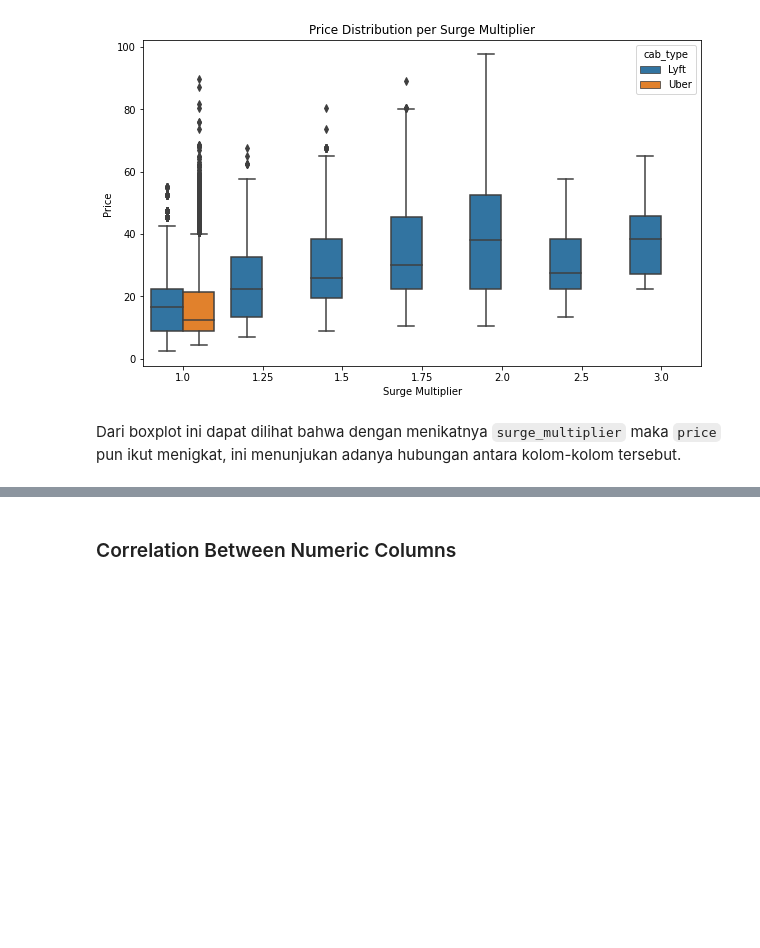
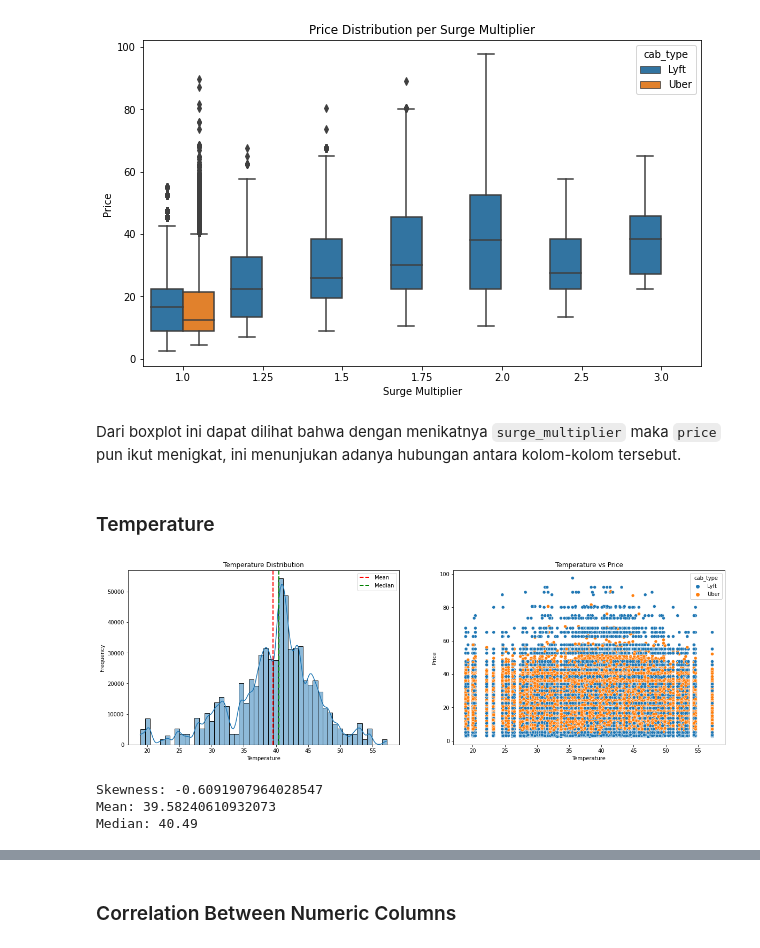
Before and after one commit to Penzragon/h8dsft_P1W1Reg, a Jupyter notebook: script.ipynb, the cells around one changed output, grey strips where cells are left out. Drawn from its saved outputs; the diff is of its cells as text; code cells hidden in the pictures; blank space fills up the shorter version.

```diff
--- a/script.ipynb
+++ b/script.ipynb
@@ -399,3 +399,29 @@ plt.show()
 [figure]
 # %% [markdown]
 Dari boxplot ini dapat dilihat bahwa dengan menikatnya `surge_multiplier` maka `price` pun ikut menigkat, ini menunjukan adanya hubungan antara kolom-kolom tersebut.
+# %% [markdown]
+### Temperature
+# %%
+plt.figure(figsize=(20, 6))
+plt.subplot(1, 2, 1)
+sns.histplot(x='temperature', data=rides, bins=50, kde=True)
+plt.axvline(rides.temperature.mean(), color='red', linestyle='dashed', linewidth=2, label='Mean')
+plt.axvline(rides.temperature.median(), color='green', linestyle='dashed', linewidth=2, label='Median')
+plt.title('Temperature Distribution')
+plt.xlabel('Temperature')
+plt.ylabel('Frequency')
+plt.legend()
+plt.subplot(1, 2, 2)
+sns.scatterplot(x='temperature', y='price', data=rides, hue='cab_type')
+plt.title('Temperature vs Price')
+plt.xlabel('Temperature')
+plt.ylabel('Price')
+plt.show()
+print(f'Skewness: {rides.temperature.skew()}')
+print(f'Mean: {rides.temperature.mean()}')
+print(f'Median: {rides.temperature.median()}')
+# %% [output]
+[figure, added]
+Skewness: -0.6091907964028547
+Mean: 39.58240610932073
+Median: 40.49
```
Also changed, not shown: parts of 4 cells of this notebook.
